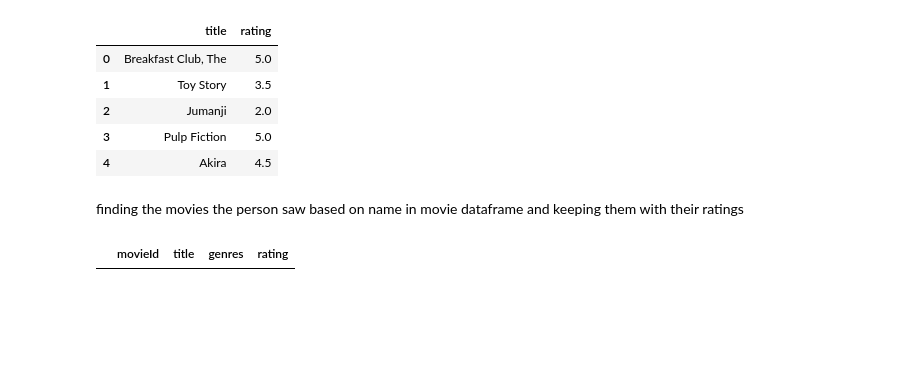
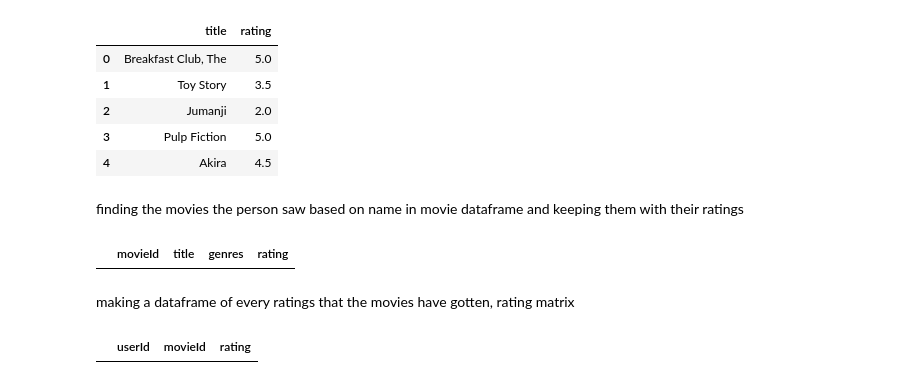
Before and after one commit to Rajputprashantsingh/EDA_Projects-, a Jupyter notebook: Movie_Recommendation/movie_recomm.ipynb, the cells around one changed output. Cells and saved outputs as stored; diff of their text form; code cells hidden in the pictures; blank space fills up the shorter version.

```diff
--- a/Movie_Recommendation/movie_recomm.ipynb
+++ b/Movie_Recommendation/movie_recomm.ipynb
@@ -283,0 +286,10 @@ ratings = pd.read_csv("C:/Users/Prashant Singh/Downloads/ratings.csv")
+# %%
+#creating year column in movie dataframe and using extract function with regex in title to copy the years with parentheses to year column
+movies['year'] = movies.title.str.extract(r'(\(\d\d\d\d\))',expand=False)
+#same method and function but we choose year column this time and choose the years without their parentheses
+movies['year'] = movies.year.str.extract(r'(\d\d\d\d)',expand=False)
+#using replace function in title to choose the years with parentheses and replace them with nothing, in order to delete them.
+movies['title'] = movies['title'].str.replace(r'\(\d{4}\)', '', regex=True)
+#using strip function to remove any extra space in beginning and end of movies titles
+movies['title'] = movies['title'].apply(lambda x: x.strip())
+movies.head()
@@ -283,0 +321,5 @@ ratings = pd.read_csv("C:/Users/Prashant Singh/Downloads/ratings.csv")
+# %%
+#using drop function to delete timestamp column from dataframe to save memory cause we dont need it
+ratings= ratings.drop('timestamp', axis=1)
+#Dropping the genres column
+movies = movies.drop('genres', axis=1)
@@ -309,6 +360,16 @@ finding the movies the person saw based on name in movie dataframe and keeping t
 inputId = movies[movies['title'].isin(inputMovies['title'].tolist())]
 #merging inputid(movies that the person saw) with his ratings, making the user rating matrix
 inputMovies = pd.merge(inputId, inputMovies)
+#deleting columns we dont need from our new dataframe
+inputMovies = inputMovies.drop('year', axis=1)
 inputMovies
 # %% [output]
 |  | movieId | title | genres | rating |
+# %% [markdown]
+making a dataframe of every ratings that the movies have gotten, rating matrix
+# %%
+#Filtering out users that have watched movies that the input has watched and storing it
+userSubset = ratings[ratings['movieId'].isin(inputMovies['movieId'].tolist())]
+userSubset.head()
+# %% [output]
+|  | userId | movieId | rating |
```
Also changed, not shown: parts of 5 cells of this notebook.
